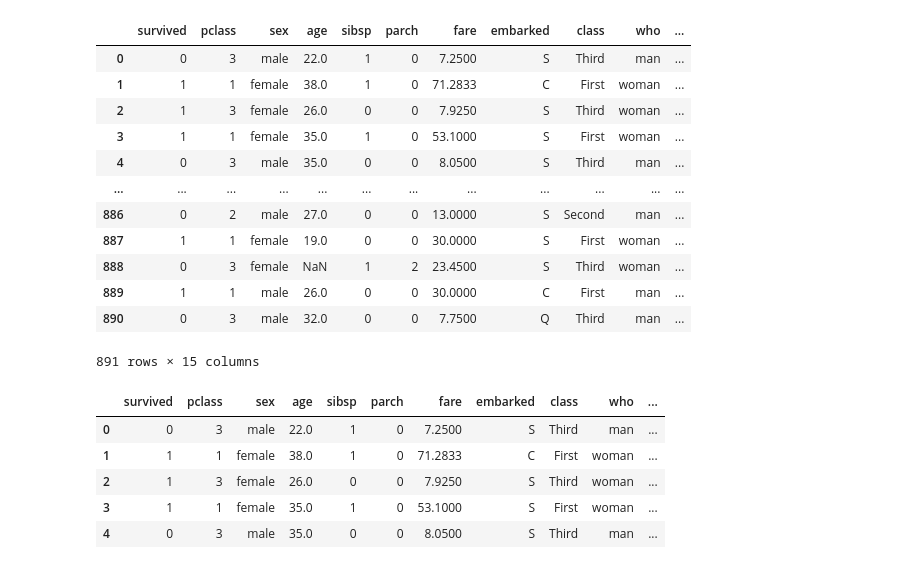
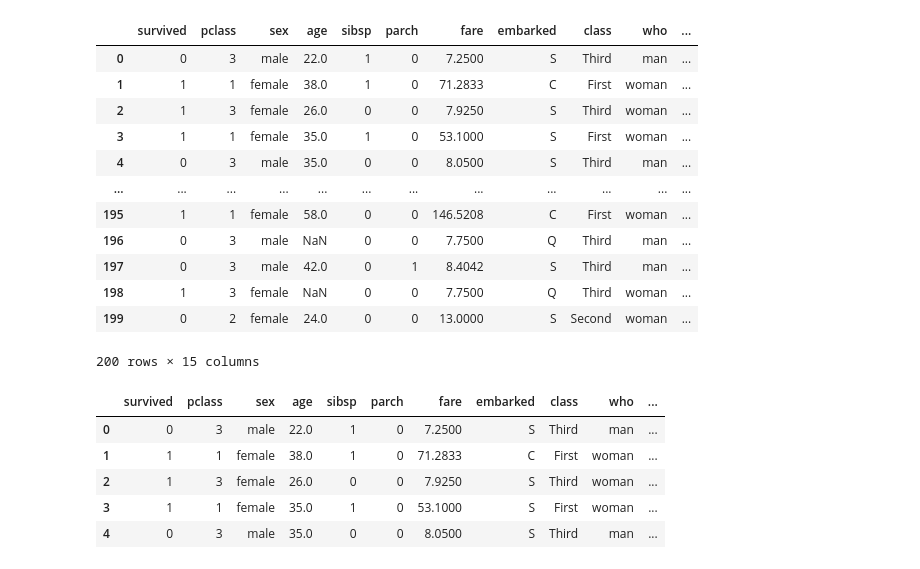
Before and after one commit to pankajvshnv/seaborn_titanic_marathon, a Jupyter notebook: seaborn_17_oct.ipynb, the cells around one changed output. Saved outputs shown, nothing was run; the diff lists cells and outputs as text; code cells hidden in the pictures.

```diff
--- a/seaborn_17_oct.ipynb
+++ b/seaborn_17_oct.ipynb
@@ -3,21 +7,21 @@ import seaborn as sns
 # %%
 data = sns.load_dataset("titanic")
 # %%
-data
+data.head(200)
 # %% [output]
 |  | survived | pclass | sex | age | sibsp | parch | fare | embarked | class | who | ... |
 | 0 | 0 | 3 | male | 22.0 | 1 | 0 | 7.2500 | S | Third | man | ... |
 | 1 | 1 | 1 | female | 38.0 | 1 | 0 | 71.2833 | C | First | woman | ... |
 | 2 | 1 | 3 | female | 26.0 | 0 | 0 | 7.9250 | S | Third | woman | ... |
 | 3 | 1 | 1 | female | 35.0 | 1 | 0 | 53.1000 | S | First | woman | ... |
 | 4 | 0 | 3 | male | 35.0 | 0 | 0 | 8.0500 | S | Third | man | ... |
 | ... | ... | ... | ... | ... | ... | ... | ... | ... | ... | ... | ... |
-| 886 | 0 | 2 | male | 27.0 | 0 | 0 | 13.0000 | S | Second | man | ... |
-| 887 | 1 | 1 | female | 19.0 | 0 | 0 | 30.0000 | S | First | woman | ... |
-| 888 | 0 | 3 | female | NaN | 1 | 2 | 23.4500 | S | Third | woman | ... |
-| 889 | 1 | 1 | male | 26.0 | 0 | 0 | 30.0000 | C | First | man | ... |
-| 890 | 0 | 3 | male | 32.0 | 0 | 0 | 7.7500 | Q | Third | man | ... |
+| 195 | 1 | 1 | female | 58.0 | 0 | 0 | 146.5208 | C | First | woman | ... |
+| 196 | 0 | 3 | male | NaN | 0 | 0 | 7.7500 | Q | Third | man | ... |
+| 197 | 0 | 3 | male | 42.0 | 0 | 1 | 8.4042 | S | Third | man | ... |
+| 198 | 1 | 3 | female | NaN | 0 | 0 | 7.7500 | Q | Third | woman | ... |
+| 199 | 0 | 2 | female | 24.0 | 0 | 0 | 13.0000 | S | Second | woman | ... |
-891 rows × 15 columns
+200 rows × 15 columns
 # %%
 data.head()
 # %% [output]
```
Also changed, not shown: parts of 20 cells of this notebook.
